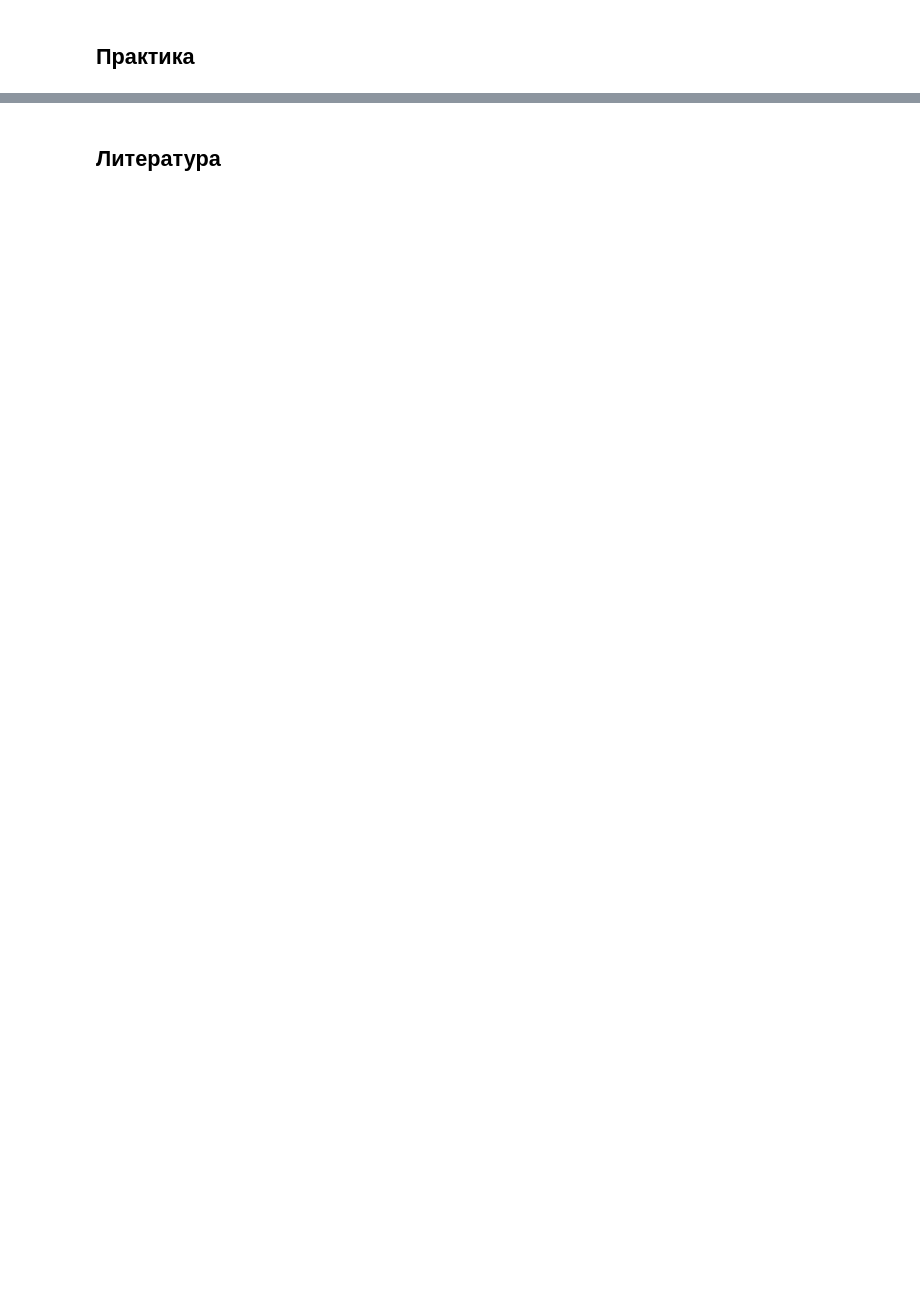
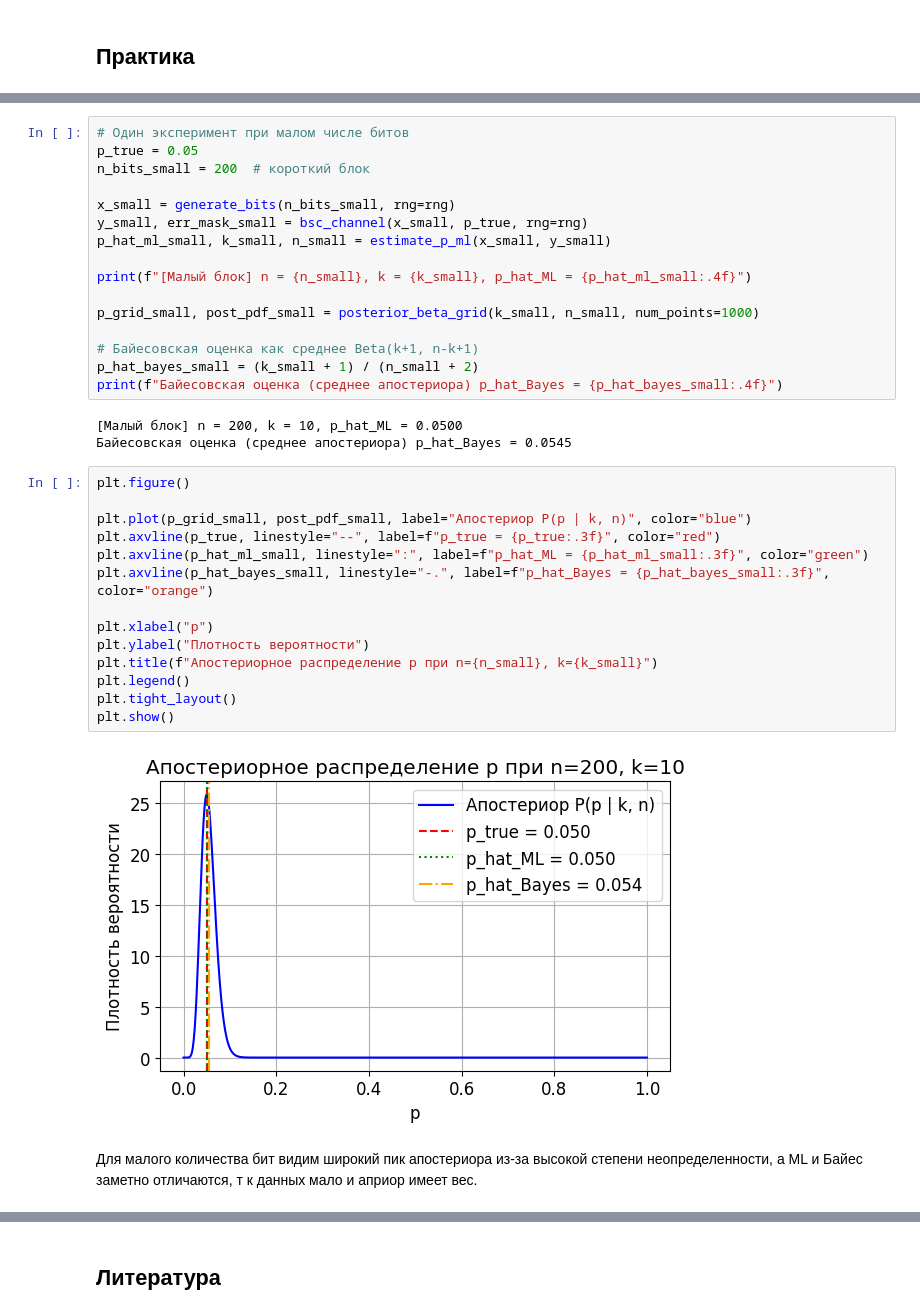
Before and after one commit to oncominglane/theory_of_information, a Jupyter notebook: essays/essay3.ipynb, the cells around one changed output, grey strips where cells are left out. Drawn from its saved outputs; the diff is of its cells as text; blank space fills up the shorter version.

```diff
--- a/essays/essay3.ipynb
+++ b/essays/essay3.ipynb
@@ -286,0 +330,37 @@ plt.show()
+# %%
+# Один эксперимент при малом числе битов
+p_true = 0.05
+n_bits_small = 200  # короткий блок
+
+x_small = generate_bits(n_bits_small, rng=rng)
+y_small, err_mask_small = bsc_channel(x_small, p_true, rng=rng)
+p_hat_ml_small, k_small, n_small = estimate_p_ml(x_small, y_small)
+
+print(f"[Малый блок] n = {n_small}, k = {k_small}, p_hat_ML = {p_hat_ml_small:.4f}")
+
+p_grid_small, post_pdf_small = posterior_beta_grid(k_small, n_small, num_points=1000)
+
+# Байесовская оценка как среднее Beta(k+1, n-k+1)
+p_hat_bayes_small = (k_small + 1) / (n_small + 2)
+print(f"Байесовская оценка (среднее апостериора) p_hat_Bayes = {p_hat_bayes_small:.4f}")
+# %% [output]
+[Малый блок] n = 200, k = 10, p_hat_ML = 0.0500
+Байесовская оценка (среднее апостериора) p_hat_Bayes = 0.0545
+# %%
+plt.figure()
+
+plt.plot(p_grid_small, post_pdf_small, label="Апостериор P(p | k, n)", color="blue")
+plt.axvline(p_true, linestyle="--", label=f"p_true = {p_true:.3f}", color="red")
+plt.axvline(p_hat_ml_small, linestyle=":", label=f"p_hat_ML = {p_hat_ml_small:.3f}", color="green")
+plt.axvline(p_hat_bayes_small, linestyle="-.", label=f"p_hat_Bayes = {p_hat_bayes_small:.3f}", color="orange")
+
+plt.xlabel("p")
+plt.ylabel("Плотность вероятности")
+plt.title(f"Апостериорное распределение p при n={n_small}, k={k_small}")
+plt.legend()
+plt.tight_layout()
+plt.show()
+# %% [output]
+[figure, added]
+# %% [markdown]
+Для малого количества бит видим широкий пик апостериора из-за высокой степени неопределенности, а ML и Байес заметно отличаются, т к данных мало и априор имеет вес.
```
Also changed, not shown: parts of 50 cells of this notebook.
